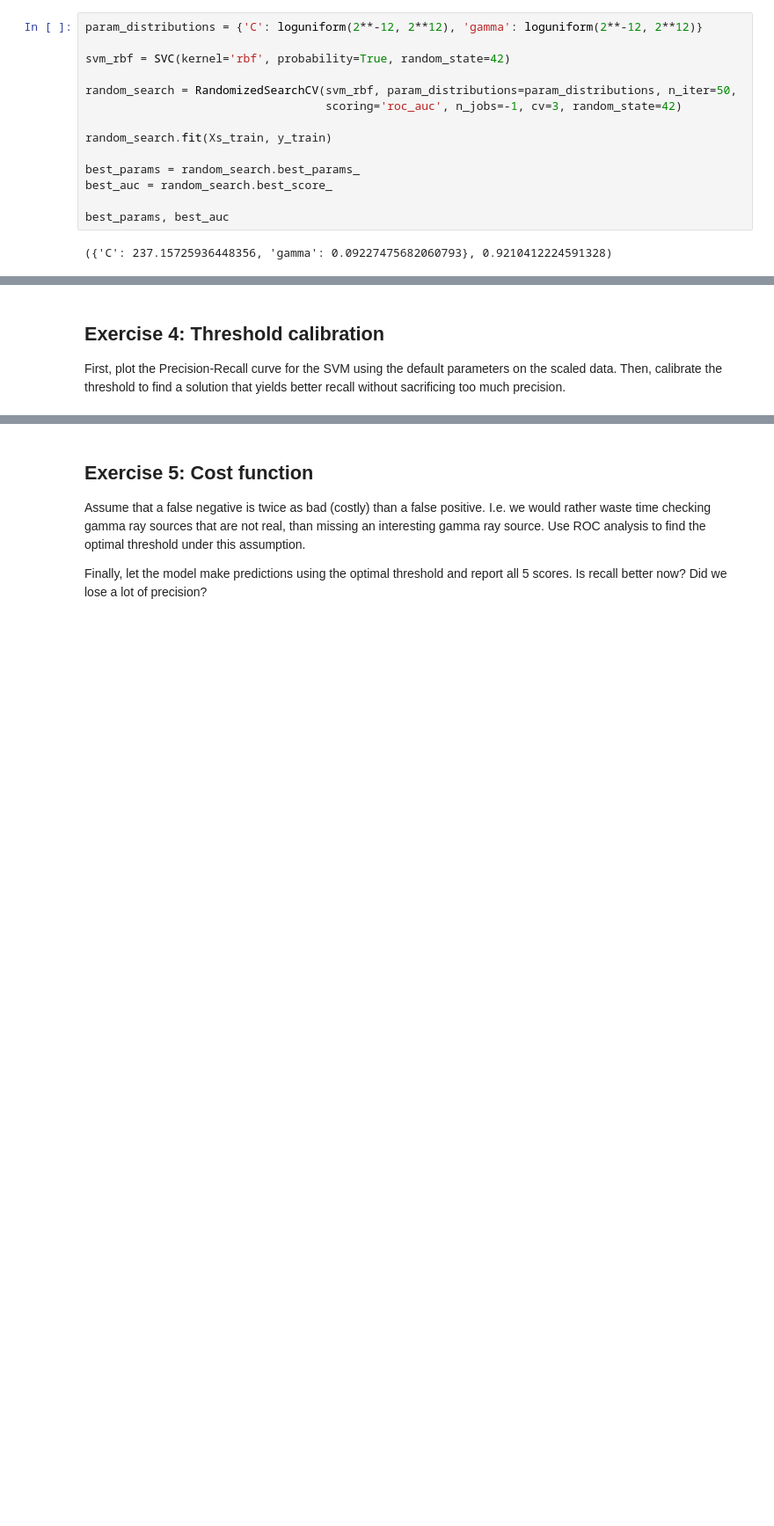
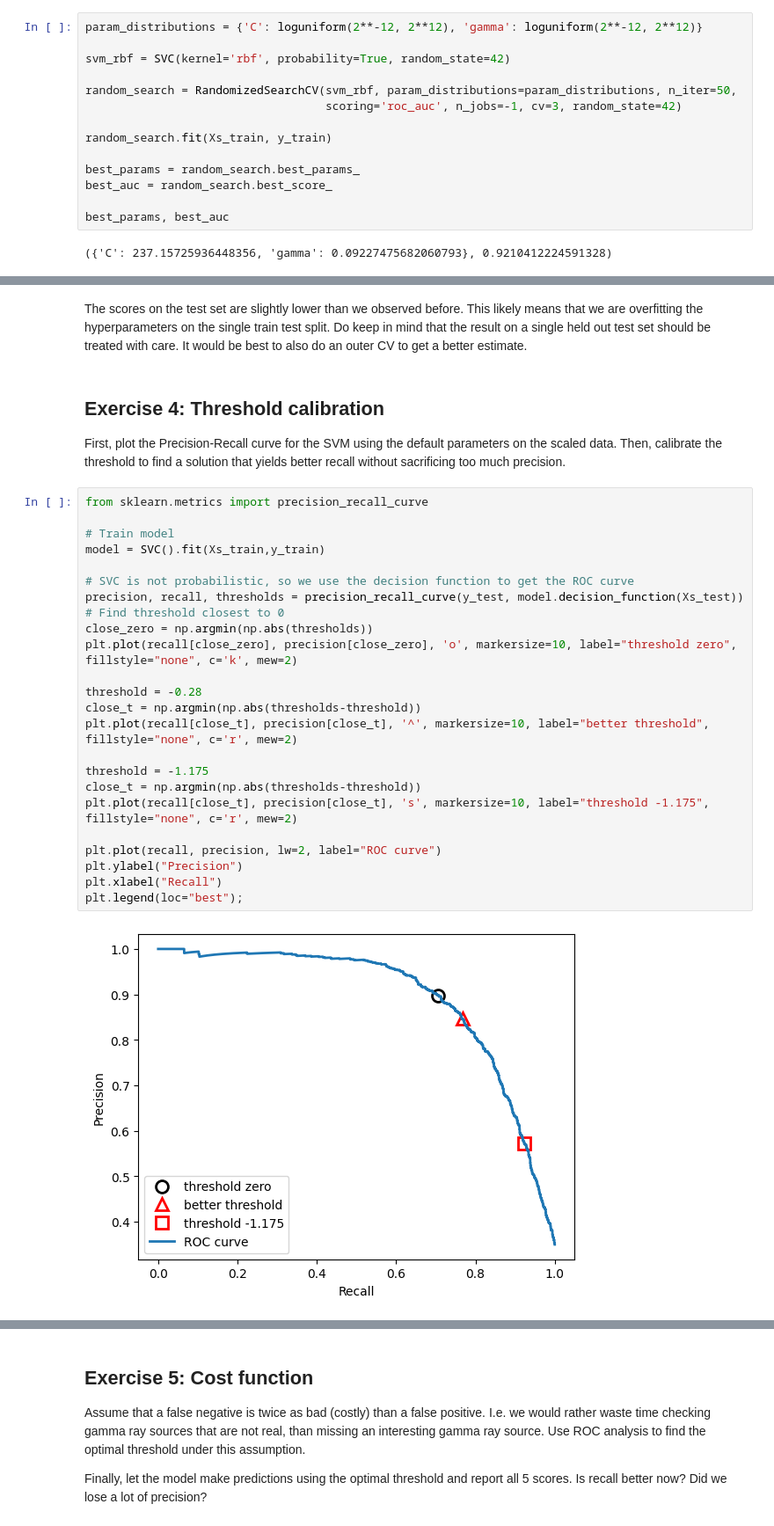
Before and after one commit to emadumitru/MLE-course-materials, a Jupyter notebook: labs/Lab 2b - Model Selection.ipynb, the cells around one changed output, grey strips where cells are left out. Shown at 88% size. Drawn from its saved outputs; the diff is of its cells as text; blank space fills up the shorter version.

```diff
--- a/labs/Lab 2b - Model Selection.ipynb
+++ b/labs/Lab 2b - Model Selection.ipynb
@@ -122,3 +143,31 @@ best_params, best_auc
+# %% [markdown]
+The scores on the test set are slightly lower than we observed before. This likely means that we are overfitting the hyperparameters on the single train test split. Do keep in mind that the result on a single held out test set should be treated with care. It would be best to also do an outer CV to get a better estimate.
 # %% [markdown]
 ## Exercise 4: Threshold calibration
 First, plot the Precision-Recall curve for the SVM using the default parameters on the scaled data. Then, calibrate the threshold to find a solution that yields better recall without sacrificing too much precision.
+# %%
+from sklearn.metrics import precision_recall_curve
+
+# Train model
+model = SVC().fit(Xs_train,y_train)
+
+# SVC is not probabilistic, so we use the decision function to get the ROC curve
+precision, recall, thresholds = precision_recall_curve(y_test, model.decision_function(Xs_test))
+# Find threshold closest to 0
+close_zero = np.argmin(np.abs(thresholds))
+plt.plot(recall[close_zero], precision[close_zero], 'o', markersize=10, label="threshold zero", fillstyle="none", c='k', mew=2)
+
+threshold = -0.28
+close_t = np.argmin(np.abs(thresholds-threshold))
+plt.plot(recall[close_t], precision[close_t], '^', markersize=10, label="better threshold", fillstyle="none", c='r', mew=2)
+
+threshold = -1.175
+close_t = np.argmin(np.abs(thresholds-threshold))
+plt.plot(recall[close_t], precision[close_t], 's', markersize=10, label="threshold -1.175", fillstyle="none", c='r', mew=2)
+
+plt.plot(recall, precision, lw=2, label="ROC curve")
+plt.ylabel("Precision")
+plt.xlabel("Recall")
+plt.legend(loc="best");
+# %% [output]
+[figure, added]
```
Also changed, not shown: parts of 6 cells of this notebook, 2 other files.
